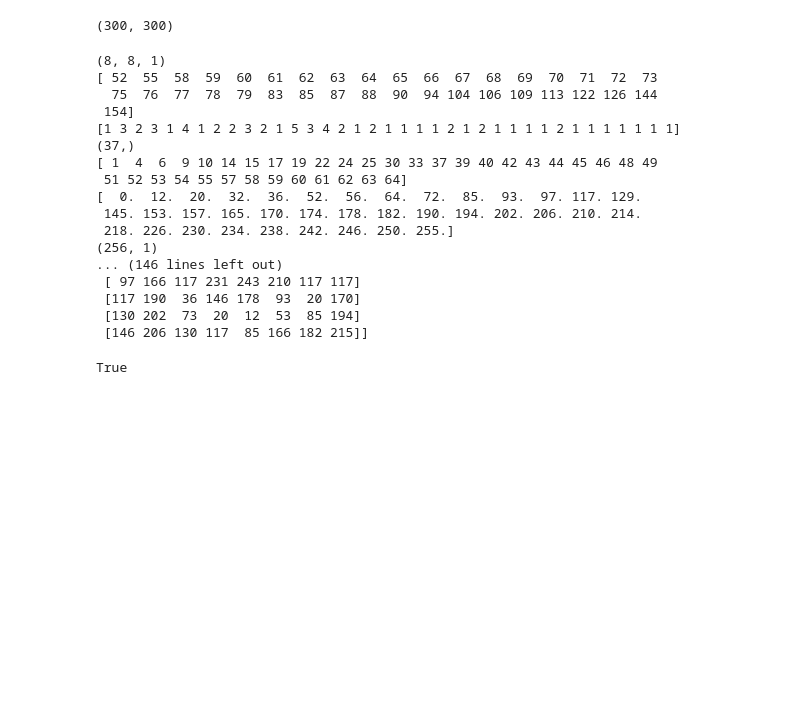
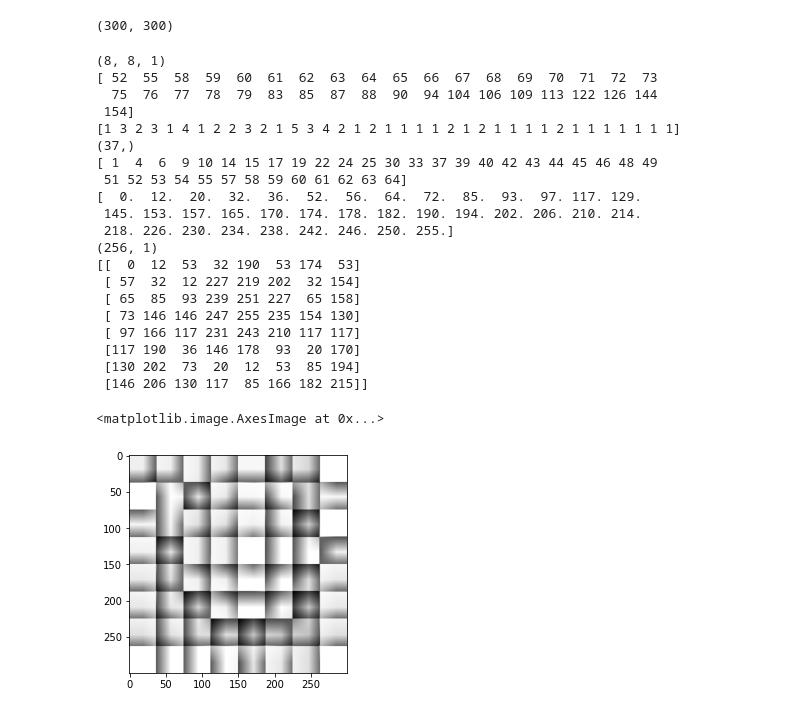
Before and after one commit to yuvaraj20102001/RECENT, a Jupyter notebook: CV BASICS/hist.ipynb, the cells around one changed output. Cells and saved outputs as stored; diff of their text form; code cells hidden in the pictures; blank space fills up the shorter version.

```diff
--- a/CV BASICS/hist.ipynb
+++ b/CV BASICS/hist.ipynb
@@ -213,10 +193,10 @@ k=0
 
 h = cv2.calcHist([img],[0],None,[256],[0,256])
 print(h.shape)
-print(eqimg)
+# print(eqimg)
 # plt.plot(h)
 #eqimg = cv2.calcHist([eqimg],[0],None,[256],[0,256])
-print(eqimg)
+# print(eqimg)
 eq_img=cv2.equalizeHist(img)
 print(eq_img)
 
@@ -235,7 +215,10 @@ print(eq_img)
  145. 153. 157. 165. 170. 174. 178. 182. 190. 194. 202. 206. 210. 214.
  218. 226. 230. 234. 238. 242. 246. 250. 255.]
 (256, 1)
-... (146 lines left out)
+[[  0  12  53  32 190  53 174  53]
+ [ 57  32  12 227 219 202  32 154]
+ [ 65  85  93 239 251 227  65 158]
+ [ 73 146 146 247 255 235 154 130]
  [ 97 166 117 231 243 210 117 117]
  [117 190  36 146 178  93  20 170]
  [130 202  73  20  12  53  85 194]
@@ -243,10 +226,11 @@ print(eq_img)
 # %%
 import numpy as np
 import cv2 as cv
 img = cv.imread('CVfiles/sample.jpg',0)
 # create a CLAHE object (Arguments are optional).
-clahe = cv.createCLAHE(clipLimit=2.0, tileGridSize=(2,2))
+clahe = cv.createCLAHE(clipLimit=500, tileGridSize=(8,8))
 cl1 = clahe.apply(img)
-cv.imwrite('clahe_2.jpg',cl1)
+plt.imshow(cl1,cmap='gray')
 # %% [output]
-True
+<matplotlib.image.AxesImage at 0x...>
+[figure, added]
```
Also changed, not shown: parts of 13 cells of this notebook, 12 other files.
